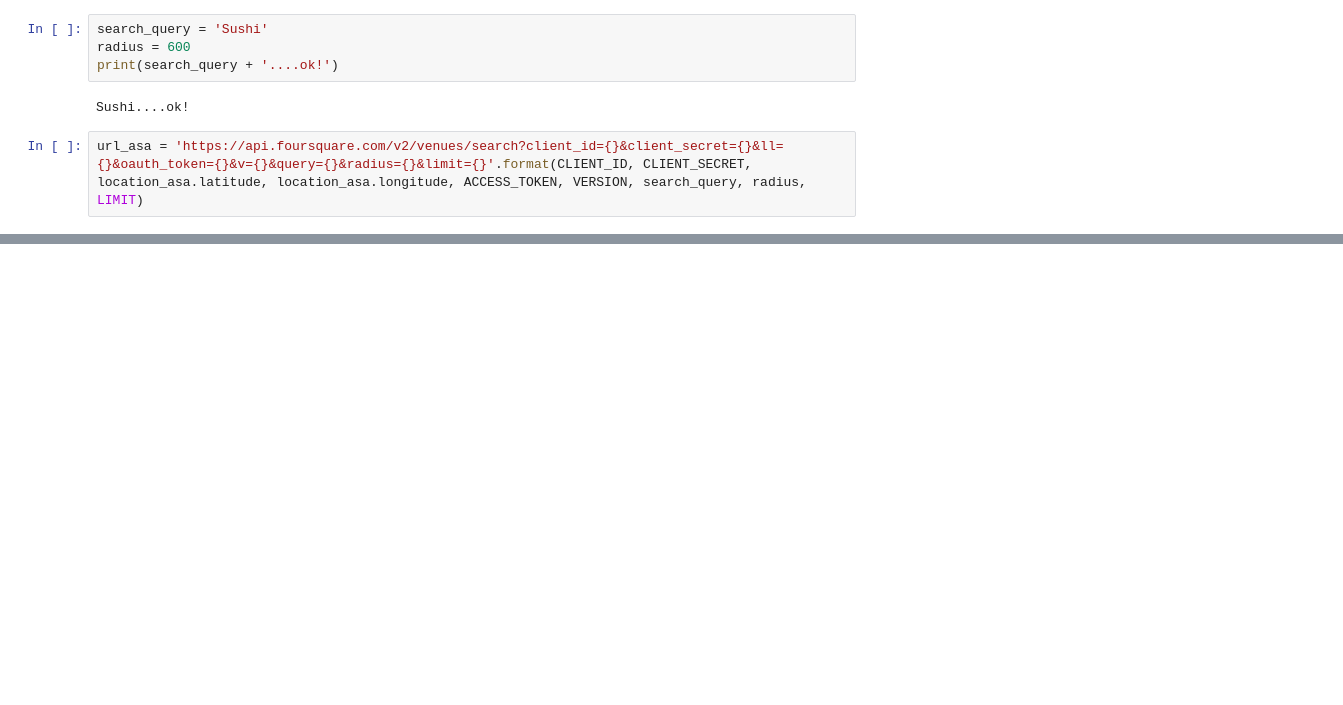
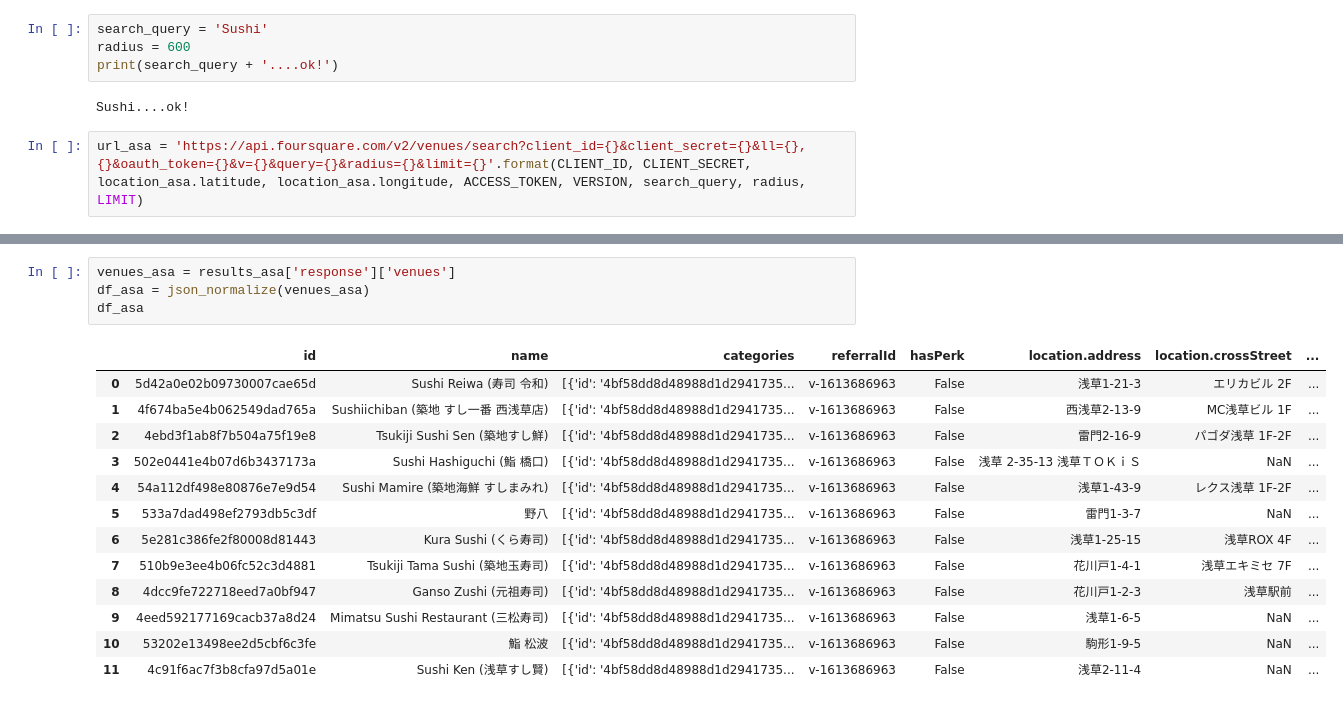
Before and after one commit to fnfloresr/Capstone-Repository, a Jupyter notebook: Foursquare_Example.ipynb, the cells around one changed output, grey strips where cells are left out. Saved outputs shown, nothing was run; the diff lists cells and outputs as text; blank space fills up the shorter version.

```diff
--- a/Foursquare_Example.ipynb
+++ b/Foursquare_Example.ipynb
@@ -70,7 +76,7 @@ print(search_query + '....ok!')
 # %% [output]
 Sushi....ok!
 # %%
-url_asa = 'https://api.foursquare.com/v2/venues/search?client_id={}&client_secret={}&ll={}&oauth_token={}&v={}&query={}&radius={}&limit={}'.format(CLIENT_ID, CLIENT_SECRET, location_asa.latitude, location_asa.longitude, ACCESS_TOKEN, VERSION, search_query, radius, LIMIT)
+url_asa = 'https://api.foursquare.com/v2/venues/search?client_id={}&client_secret={}&ll={},{}&oauth_token={}&v={}&query={}&radius={}&limit={}'.format(CLIENT_ID, CLIENT_SECRET, location_asa.latitude, location_asa.longitude, ACCESS_TOKEN, VERSION, search_query, radius, LIMIT)
 # %%
 url_asa
 # %% [output]
@@ -86,0 +131,18 @@ results_asa
+# %%
+venues_asa = results_asa['response']['venues']
+df_asa = json_normalize(venues_asa)
+df_asa
+# %% [output]
+|  | id | name | categories | referralId | hasPerk | location.address | location.crossStreet | ... |
+| 0 | 5d42a0e02b09730007cae65d | Sushi Reiwa (寿司 令和) | [{'id': '4bf58dd8d48988d1d2941735... | v-1613686963 | False | 浅草1-21-3 | エリカビル 2F | ... |
+| 1 | 4f674ba5e4b062549dad765a | Sushiichiban (築地 すし一番 西浅草店) | [{'id': '4bf58dd8d48988d1d2941735... | v-1613686963 | False | 西浅草2-13-9 | MC浅草ビル 1F | ... |
+| 2 | 4ebd3f1ab8f7b504a75f19e8 | Tsukiji Sushi Sen (築地すし鮮) | [{'id': '4bf58dd8d48988d1d2941735... | v-1613686963 | False | 雷門2-16-9 | パゴダ浅草 1F-2F | ... |
+| 3 | 502e0441e4b07d6b3437173a | Sushi Hashiguchi (鮨 橋口) | [{'id': '4bf58dd8d48988d1d2941735... | v-1613686963 | False | 浅草 2-35-13 浅草ＴＯＫｉＳ | NaN | ... |
+| 4 | 54a112df498e80876e7e9d54 | Sushi Mamire (築地海鮮 すしまみれ) | [{'id': '4bf58dd8d48988d1d2941735... | v-1613686963 | False | 浅草1-43-9 | レクス浅草 1F-2F | ... |
+| 5 | 533a7dad498ef2793db5c3df | 野八 | [{'id': '4bf58dd8d48988d1d2941735... | v-1613686963 | False | 雷門1-3-7 | NaN | ... |
+| 6 | 5e281c386fe2f80008d81443 | Kura Sushi (くら寿司) | [{'id': '4bf58dd8d48988d1d2941735... | v-1613686963 | False | 浅草1-25-15 | 浅草ROX 4F | ... |
+| 7 | 510b9e3ee4b06fc52c3d4881 | Tsukiji Tama Sushi (築地玉寿司) | [{'id': '4bf58dd8d48988d1d2941735... | v-1613686963 | False | 花川戸1-4-1 | 浅草エキミセ 7F | ... |
+| 8 | 4dcc9fe722718eed7a0bf947 | Ganso Zushi (元祖寿司) | [{'id': '4bf58dd8d48988d1d2941735... | v-1613686963 | False | 花川戸1-2-3 | 浅草駅前 | ... |
+| 9 | 4eed592177169cacb37a8d24 | Mimatsu Sushi Restaurant (三松寿司) | [{'id': '4bf58dd8d48988d1d2941735... | v-1613686963 | False | 浅草1-6-5 | NaN | ... |
+| 10 | 53202e13498ee2d5cbf6c3fe | 鮨 松波 | [{'id': '4bf58dd8d48988d1d2941735... | v-1613686963 | False | 駒形1-9-5 | NaN | ... |
+| 11 | 4c91f6ac7f3b8cfa97d5a01e | Sushi Ken (浅草すし賢) | [{'id': '4bf58dd8d48988d1d2941735... | v-1613686963 | False | 浅草2-11-4 | NaN | ... |
```
Also changed, not shown: parts of 11 cells of this notebook.
